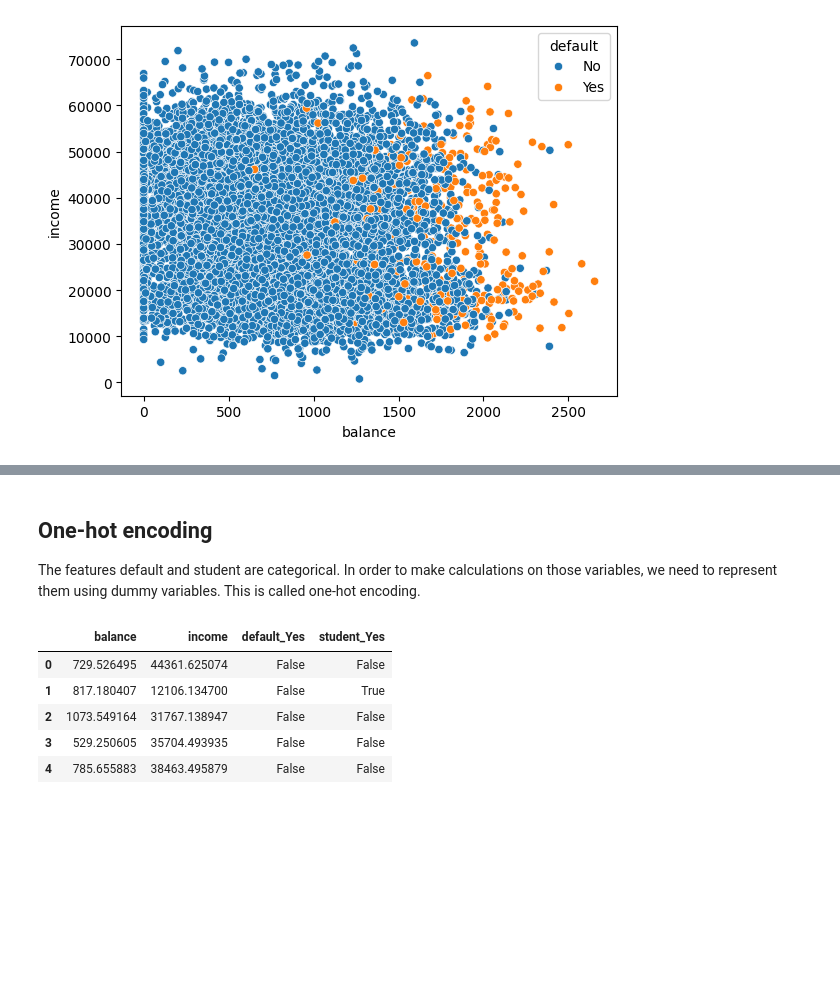
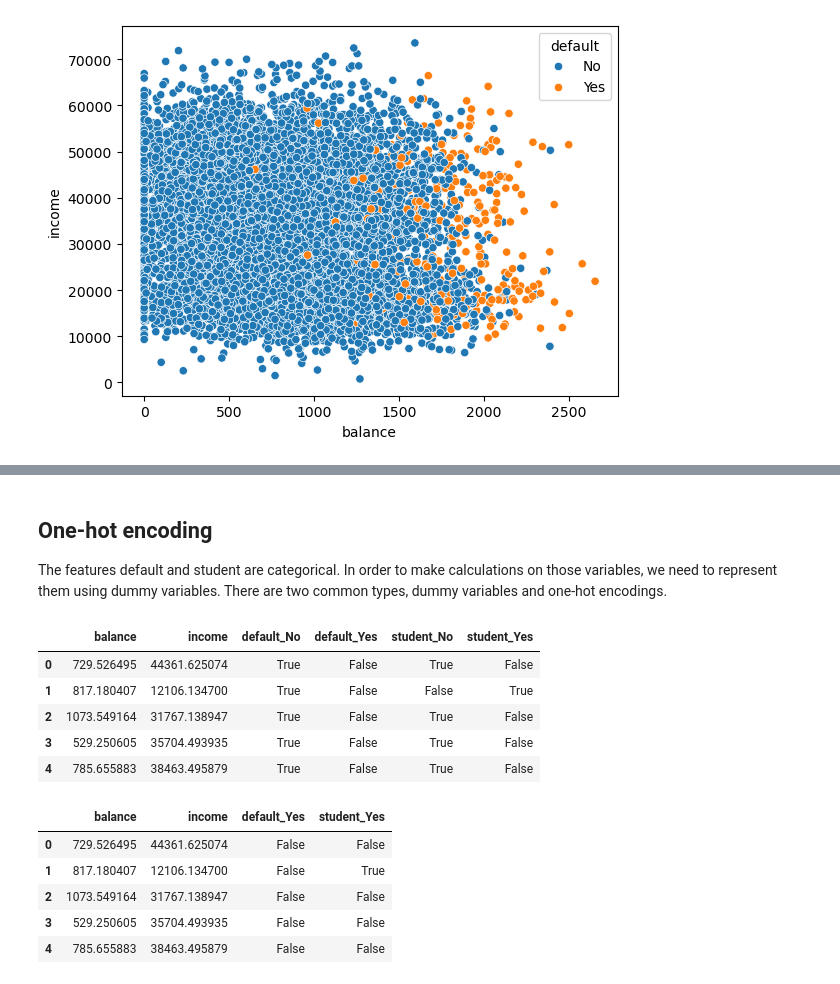
Before and after one commit to pr0fez/AI25-Statistiska-metoder, a Jupyter notebook: Lectures/12.Logistisk_regression.ipynb, the cells around one changed output, grey strips where cells are left out. Drawn from its saved outputs; the diff is of its cells as text; code cells hidden in the pictures; blank space fills up the shorter version.

```diff
--- a/Lectures/12.Logistisk_regression.ipynb
+++ b/Lectures/12.Logistisk_regression.ipynb
@@ -80,5 +80,15 @@ for axi, col in zip(ax, ["balance", "income"]):
 # %% [markdown]
 ## One-hot encoding
 
-The features default and student are categorical. In order to make calculations on those variables, we need to represent them using dummy variables. This is called one-hot encoding.
+The features default and student are categorical. In order to make calculations on those variables, we need to represent them using dummy variables. There are two common types, dummy variables and one-hot encodings.
+# %%
+df_tmp = pd.get_dummies(df, columns=["default", "student"], drop_first=False) # one-hot encoding
+df_tmp.head()
+# %% [output]
+|  | balance | income | default_No | default_Yes | student_No | student_Yes |
+| 0 | 729.526495 | 44361.625074 | True | False | True | False |
+| 1 | 817.180407 | 12106.134700 | True | False | False | True |
+| 2 | 1073.549164 | 31767.138947 | True | False | True | False |
+| 3 | 529.250605 | 35704.493935 | True | False | True | False |
+| 4 | 785.655883 | 38463.495879 | True | False | True | False |
 # %%
```
Also changed, not shown: parts of 8 cells of this notebook.
